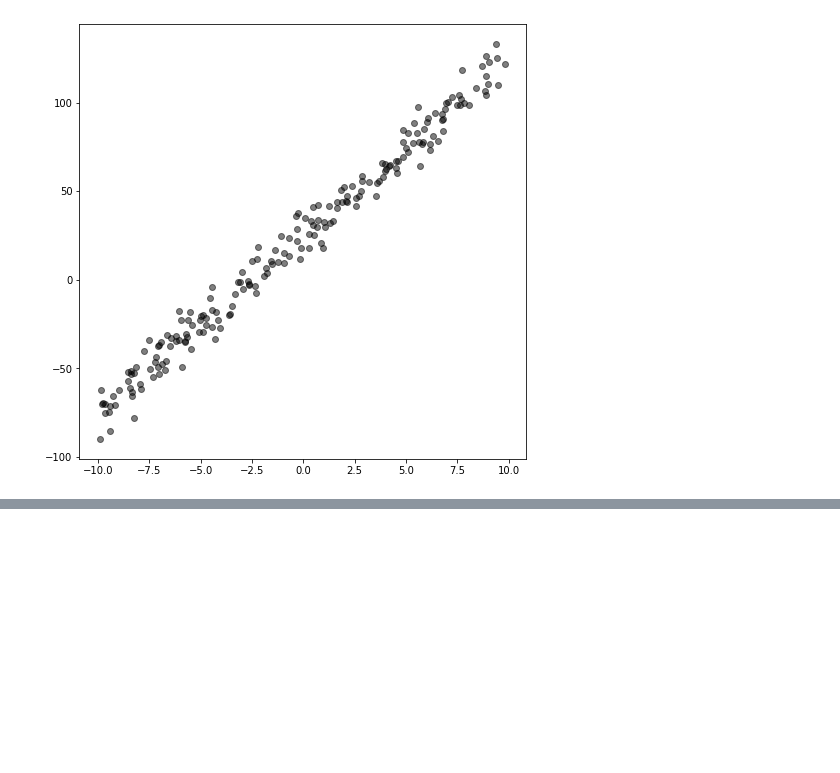
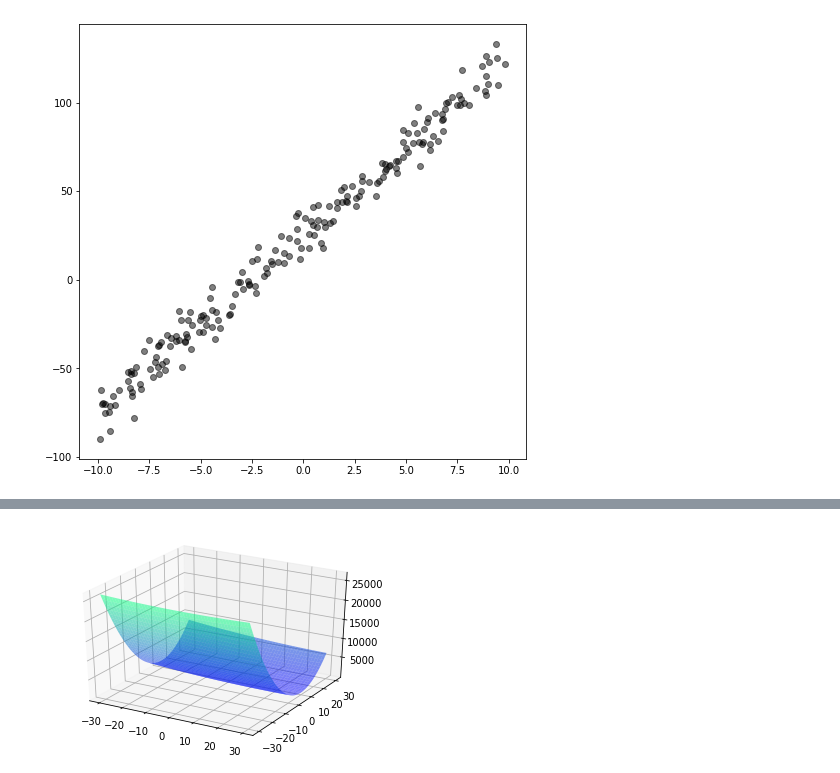
Before and after one commit to YoungsooNa/ML, a Jupyter notebook: Assignment_03/Assignment03.ipynb, the cells around one changed output, grey strips where cells are left out. Saved outputs shown, nothing was run; the diff lists cells and outputs as text; code cells hidden in the pictures; blank space fills up the shorter version.

```diff
--- a/Assignment_03/Assignment03.ipynb
+++ b/Assignment_03/Assignment03.ipynb
@@ -49,0 +83,7 @@ for i in range(epochs):
+# %%
+fig = plt.figure()
+ax = fig.gca(projection='3d')
+surf = ax.plot_surface(seta0, seta1, Z, cmap='winter',linewidth=0, antialiased=True, alpha=0.5)
+plt.show()
+# %% [output]
+[figure, added]
```
Also changed, not shown: parts of 3 cells of this notebook.
